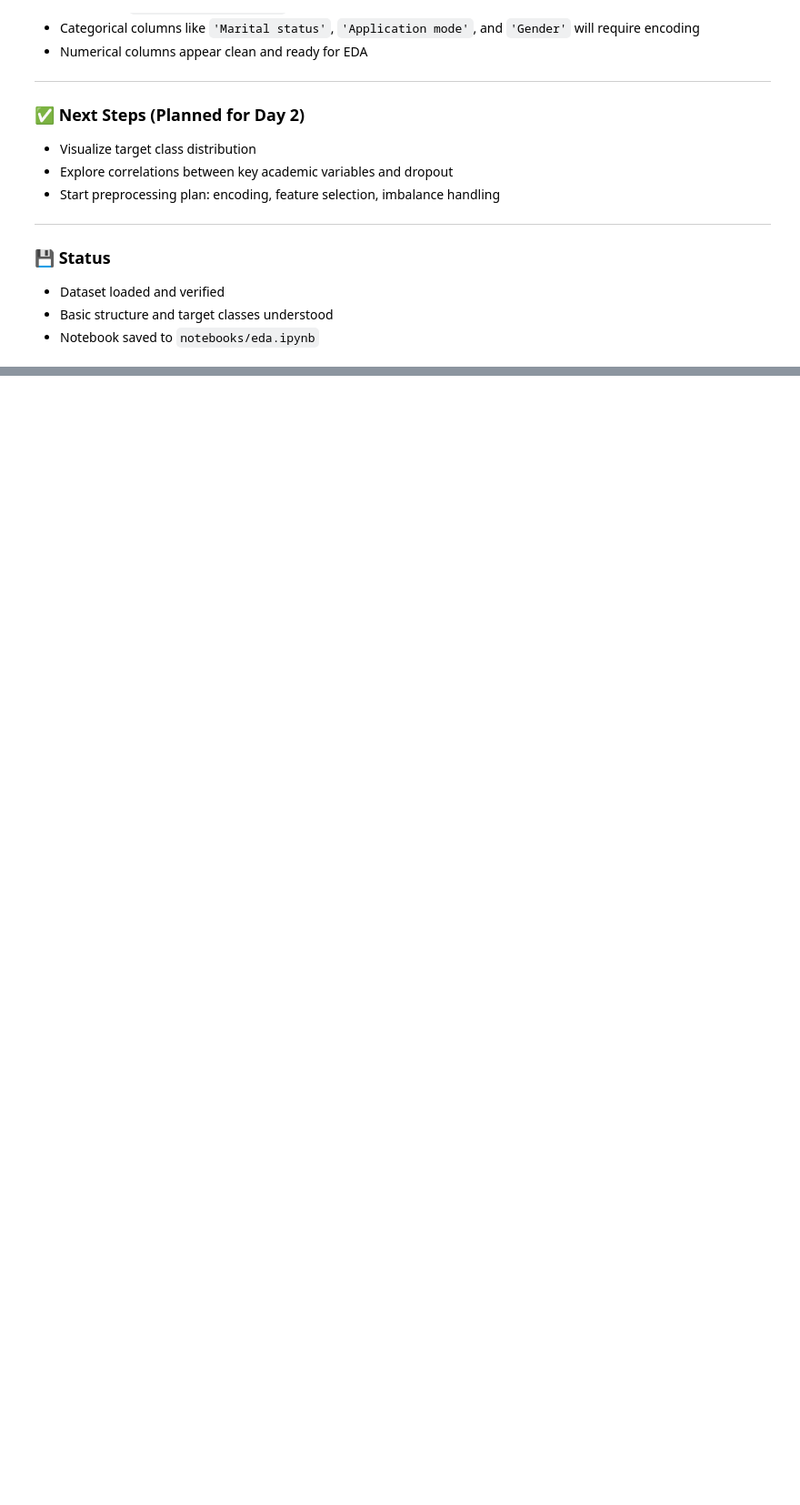
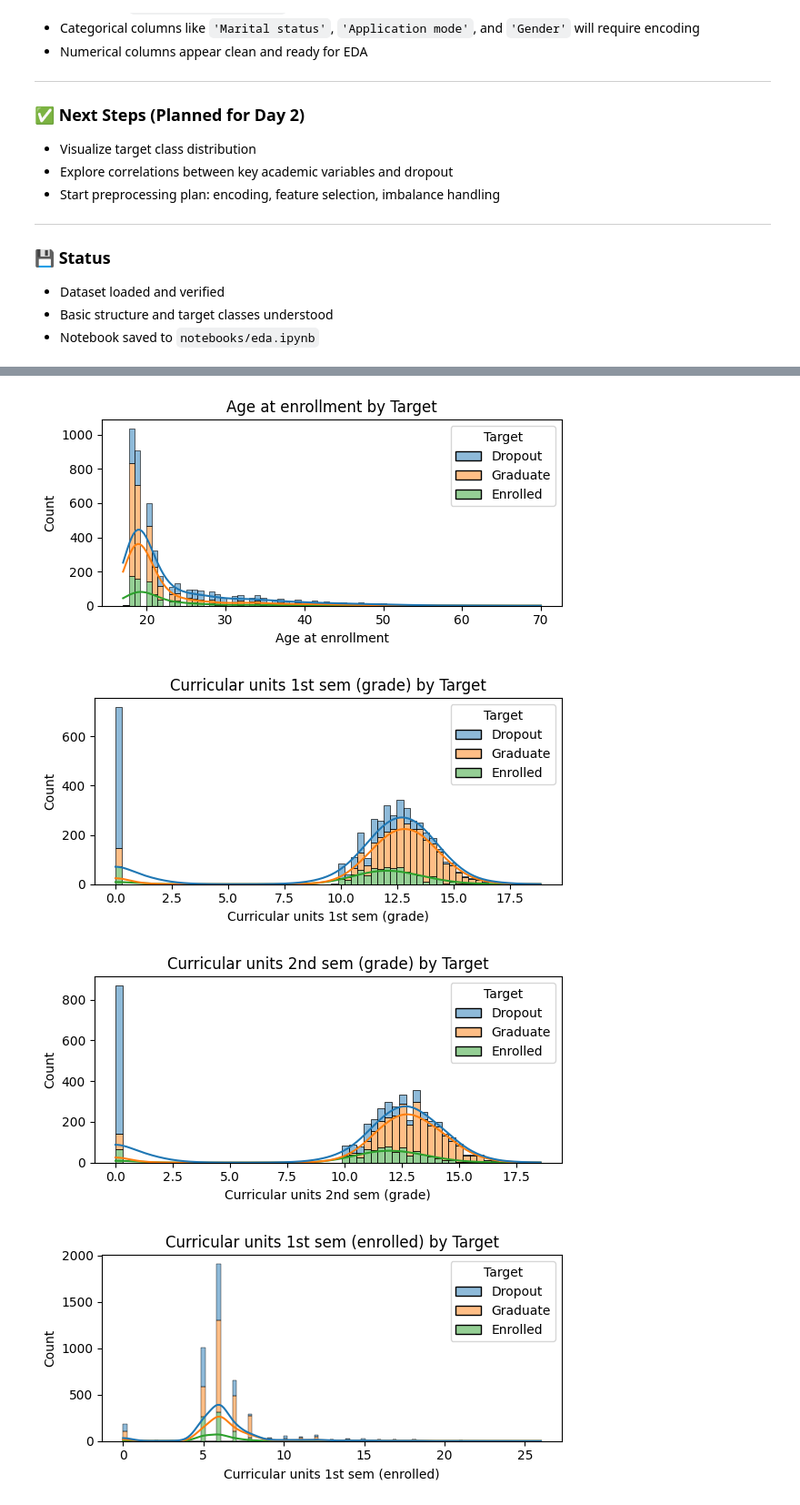
Before and after one commit to nganga-njoroge/student-dropout-predictor, a Jupyter notebook: notebooks/eda.ipynb, the cells around one changed output, grey strips where cells are left out. Shown at 91% size. Saved outputs shown, nothing was run; the diff lists cells and outputs as text; code cells hidden in the pictures; blank space fills up the shorter version.

```diff
--- a/notebooks/eda.ipynb
+++ b/notebooks/eda.ipynb
@@ -92,0 +107,20 @@ Name: proportion, dtype: float64
+# %%
+numerics = [
+    'Age at enrollment',
+    'Curricular units 1st sem (grade)',
+    'Curricular units 2nd sem (grade)',
+    'Curricular units 1st sem (enrolled)',
+    'Curricular units 2nd sem (enrolled)',
+]
+# %%
+for col in numerics:
+    plt.figure(figsize=(6, 3))
+    sns.histplot(data=df, x=col, hue='Target', kde=True, multiple='stack')
+    plt.title(f'{col} by Target')
+    plt.tight_layout()
+    plt.show()
+# %% [output]
+[figure, added]
+[figure, added]
+[figure, added]
+[figure, added]
```
Also changed, not shown: parts of 6 cells of this notebook.
